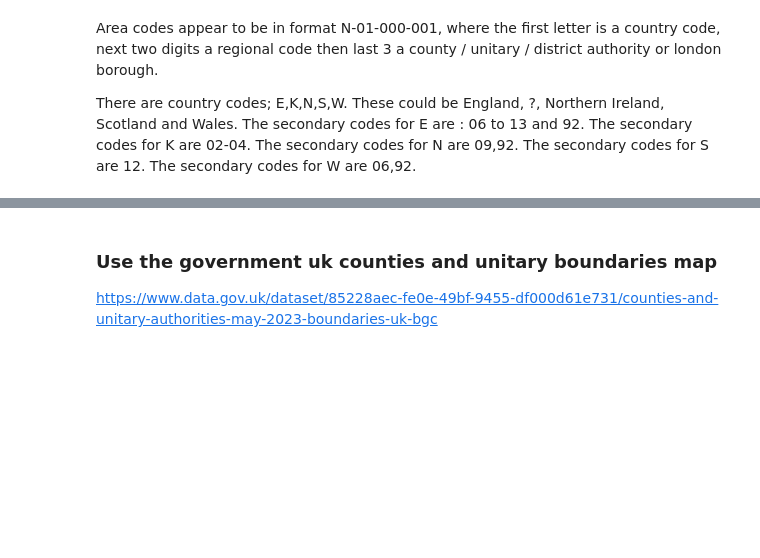
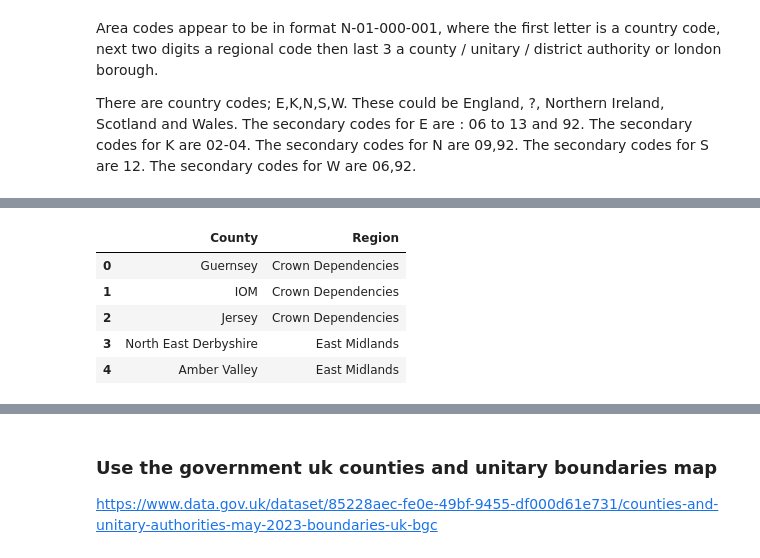
Before and after one commit to ollietiong/uk_house_prices, a Jupyter notebook: notebooks/house_price_analysis.ipynb, the cells around one changed output, grey strips where cells are left out. Cells and saved outputs as stored; diff of their text form; code cells hidden in the pictures; blank space fills up the shorter version.

```diff
--- a/notebooks/house_price_analysis.ipynb
+++ b/notebooks/house_price_analysis.ipynb
@@ -152,0 +177,10 @@ data['Region'] = data['AreaCode'].str[0]
+# %%
+region_counties = pd.read_csv("../data/uk-counties-to-regions.csv")
+region_counties.head()
+# %% [output]
+|  | County | Region |
+| 0 | Guernsey | Crown Dependencies |
+| 1 | IOM | Crown Dependencies |
+| 2 | Jersey | Crown Dependencies |
+| 3 | North East Derbyshire | East Midlands |
+| 4 | Amber Valley | East Midlands |
```
Also changed, not shown: parts of 30 cells of this notebook, 3 other files.
